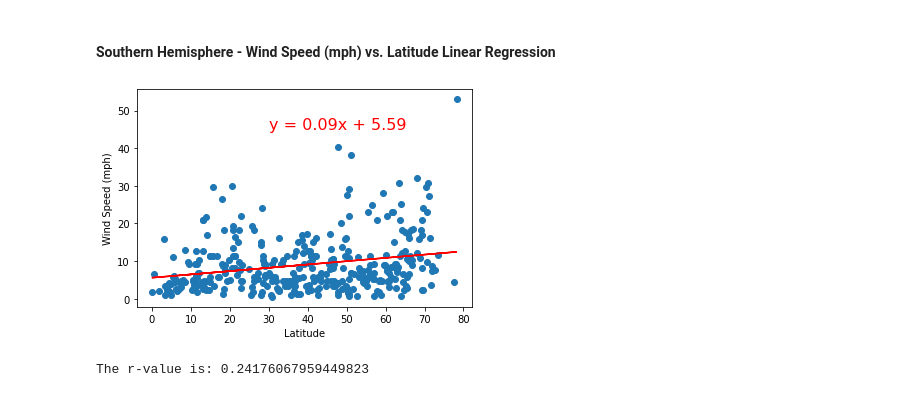
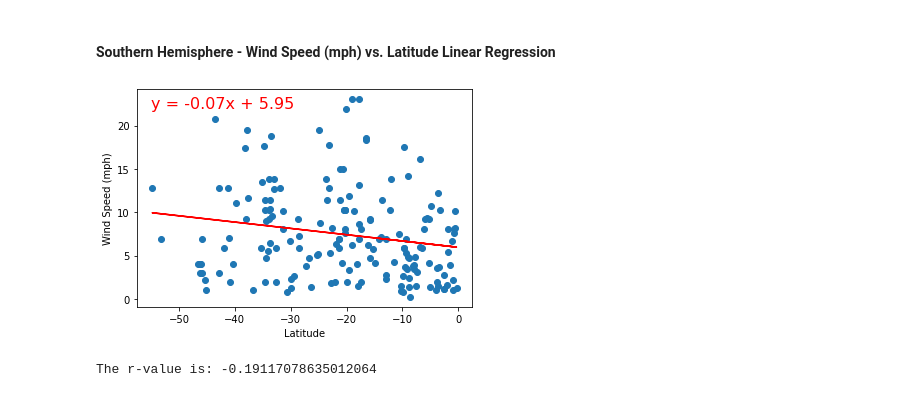
Before and after one commit to siararaeDA/python-api-challenge, a Jupyter notebook: WeatherPy/WeatherPy.ipynb, the cells around one changed output. Saved outputs shown, nothing was run; the diff lists cells and outputs as text; code cells hidden in the pictures.

```diff
--- a/WeatherPy/WeatherPy.ipynb
+++ b/WeatherPy/WeatherPy.ipynb
@@ -486,31 +486,31 @@ The r-value is: 0.24176067959449823
 ####  Southern Hemisphere - Wind Speed (mph) vs. Latitude Linear Regression
 # %%
 # Create DataFrame with data from northern hemisphere
-southHem_df = cityWeather_df.loc[cityWeather_df['Lat'] > 0]
+southHem_df = cityWeather_df.loc[cityWeather_df['Lat'] < 0]
 
 # Set the x and y values
 x_values = southHem_df['Lat']
 y_values = southHem_df['Wind Speed']
 
 # Linear Regression on temp vs. lat
 (slope, intercept, rvalue, pvalue, stderr) = linregress(x_values, y_values)
 
 # Get regression values
 regress_values = x_values * slope + intercept
 
 # Create line equation
 line_eq = "y = " + str(round(slope,2)) + "x + " + str(round(intercept,2))
 
 # Plot the data
 plt.scatter(x_values, y_values)
 plt.plot(x_values, regress_values, "r-")
 plt.xlabel('Latitude')
 plt.ylabel('Wind Speed (mph)')
-plt.annotate(line_eq,(30,45), fontsize=16, color='red')
+plt.annotate(line_eq,(-55,22), fontsize=16, color='red')
 plt.show()
 
 # Print the r-value
 print(f"The r-value is: {rvalue}")
 # %% [output]
-[figure, old version]
+[figure, new version]
-The r-value is: 0.24176067959449823
+The r-value is: -0.19117078635012064
```
